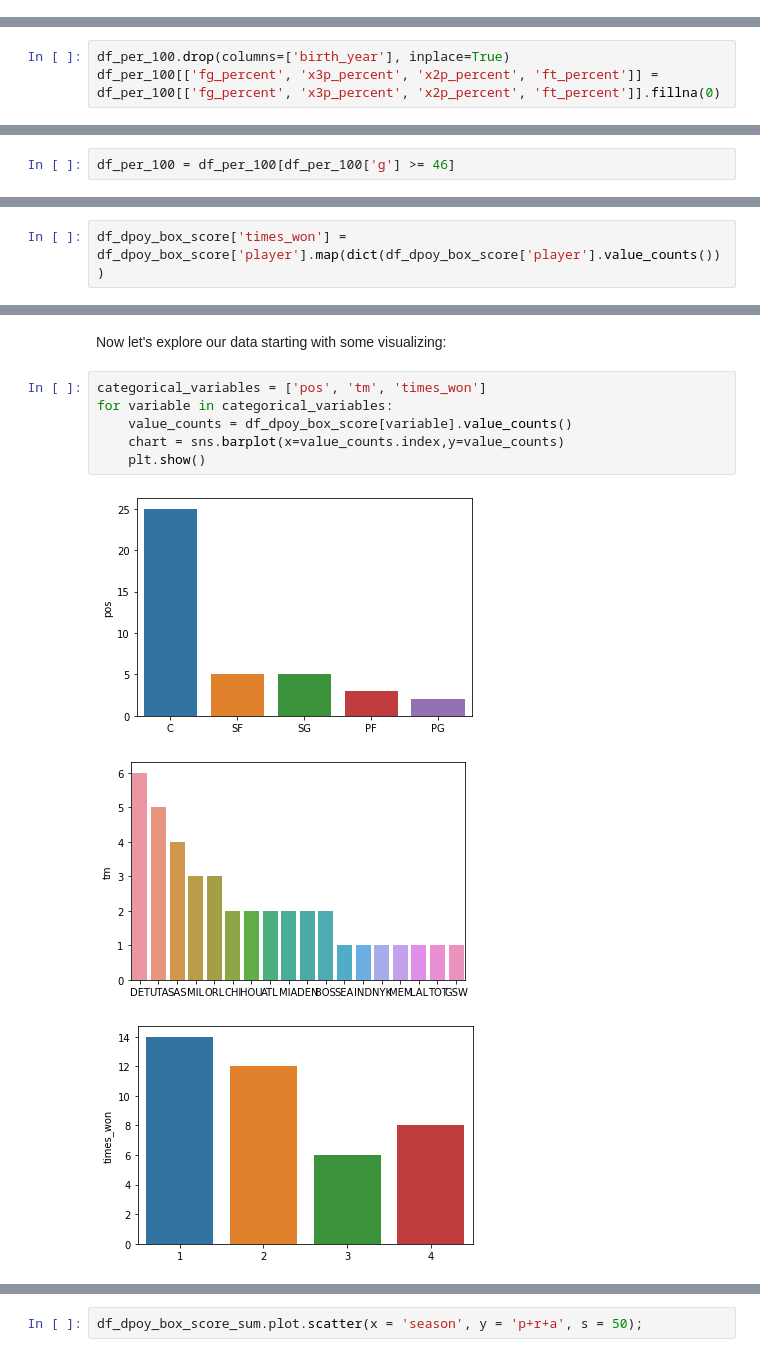
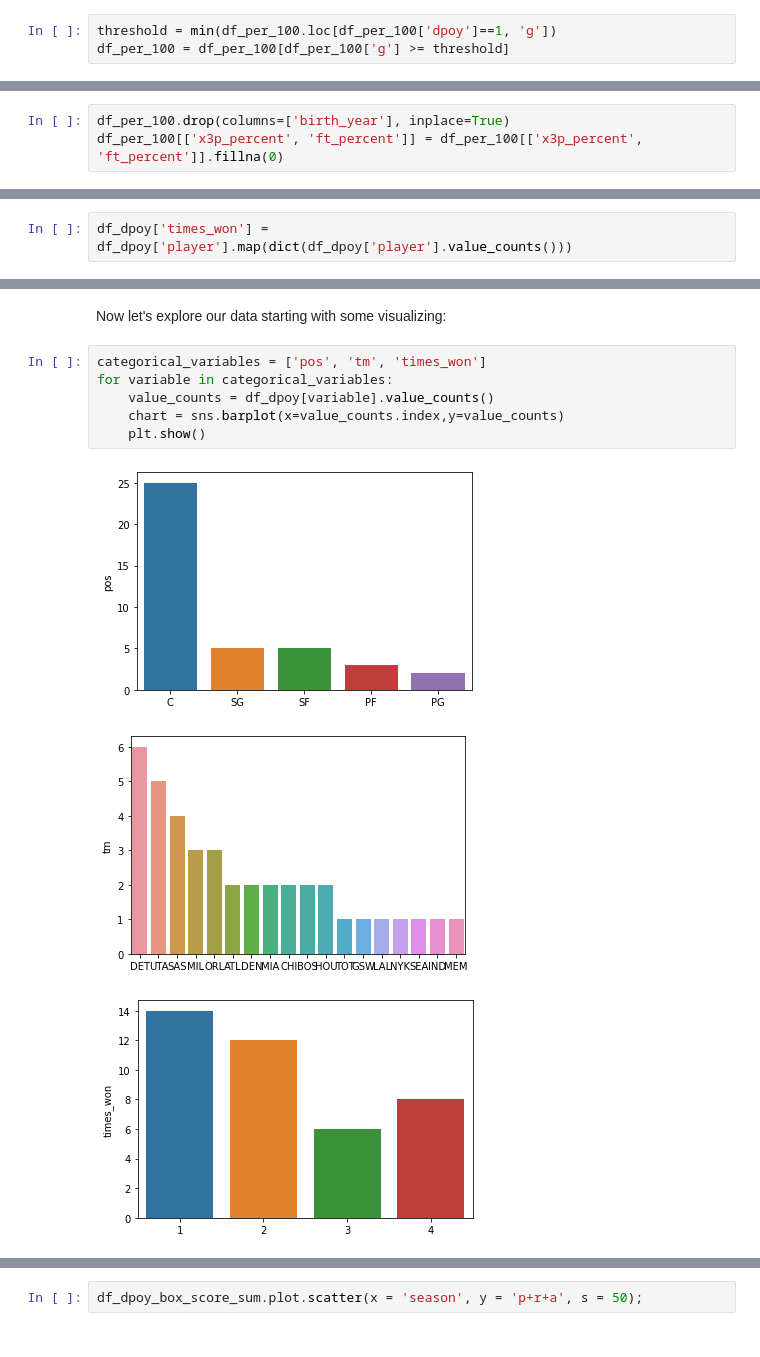
Before and after one commit to botond0401/nba, a Jupyter notebook: dpoy.ipynb, the cells around one changed output, grey strips where cells are left out. Saved outputs shown, nothing was run; the diff lists cells and outputs as text.

```diff
--- a/dpoy.ipynb
+++ b/dpoy.ipynb
@@ -66,0 +94,3 @@ df_per_100.isna().sum()
+# %%
+threshold = min(df_per_100.loc[df_per_100['dpoy']==1, 'g'])
+df_per_100 = df_per_100[df_per_100['g'] >= threshold]
@@ -67,3 +117,3 @@ df_per_100.isna().sum()
 # %%
 df_per_100.drop(columns=['birth_year'], inplace=True)
-df_per_100[['fg_percent', 'x3p_percent', 'x2p_percent', 'ft_percent']] = df_per_100[['fg_percent', 'x3p_percent', 'x2p_percent', 'ft_percent']].fillna(0)
+df_per_100[['x3p_percent', 'ft_percent']] = df_per_100[['x3p_percent', 'ft_percent']].fillna(0)
@@ -83,2 +119,0 @@ df_per_100[df_per_100.isna().any(axis=1)].describe()
-# %%
-df_per_100 = df_per_100[df_per_100['g'] >= 46]
@@ -132,5 +136,5 @@ df_dpoy_box_score
 # %%
-df_dpoy_box_score['times_won'] = df_dpoy_box_score['player'].map(dict(df_dpoy_box_score['player'].value_counts()))
+df_dpoy['times_won'] = df_dpoy['player'].map(dict(df_dpoy['player'].value_counts()))
 # %% [output]
 A value is trying to be set on a copy of a slice from a DataFrame.
 Try using .loc[row_indexer,col_indexer] = value instead
@@ -142,10 +146,10 @@ Now let's explore our data starting with some visualizing:
 # %%
 categorical_variables = ['pos', 'tm', 'times_won']
 for variable in categorical_variables:
-    value_counts = df_dpoy_box_score[variable].value_counts()
+    value_counts = df_dpoy[variable].value_counts()
     chart = sns.barplot(x=value_counts.index,y=value_counts)
     plt.show()
 # %% [output]
 [figure]
-[figure, old version]
+[figure, new version]
 [figure]
```
Also changed, not shown: parts of 15 cells of this notebook.
